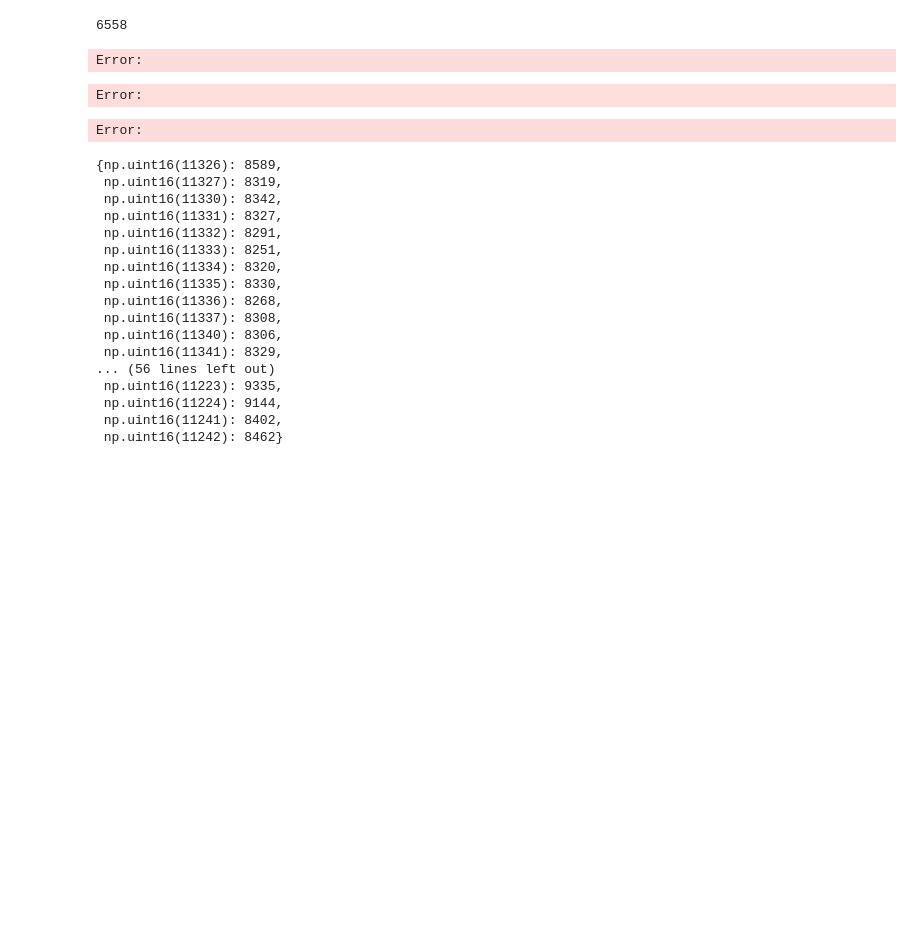
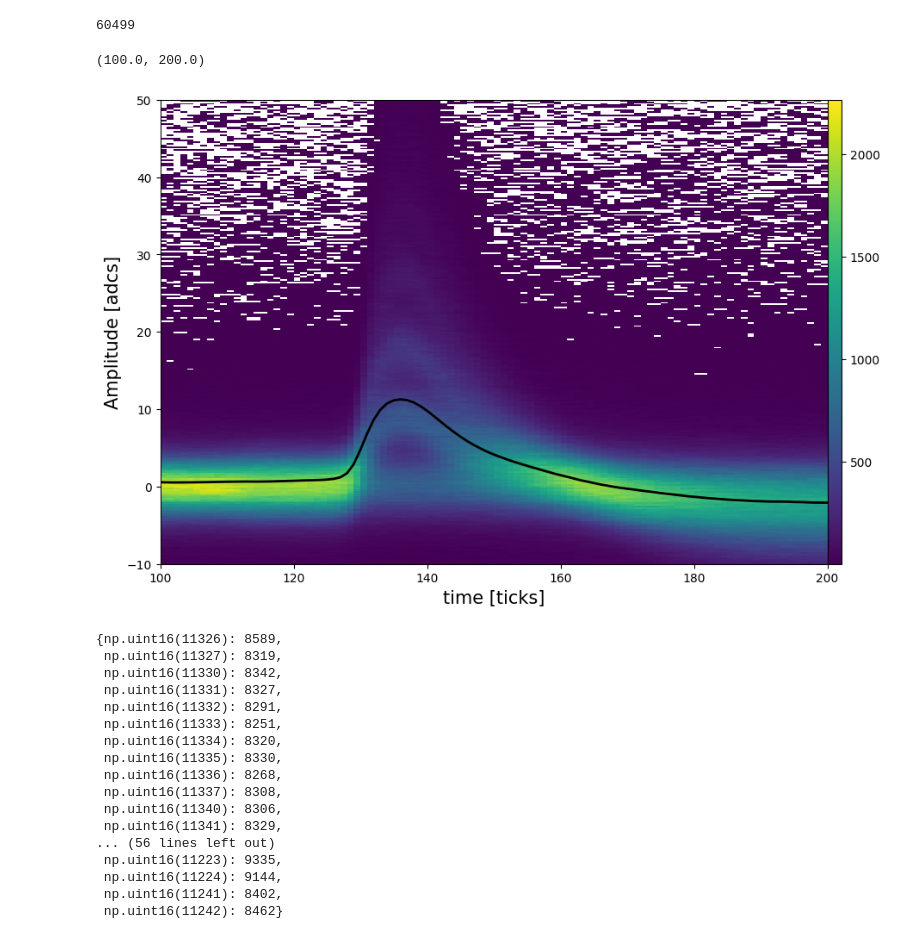
Before and after one commit to hvsouza/protodune-hd, a Jupyter notebook: AnalysisWaffles/templete_selection.ipynb, the cells around one changed output. Drawn from its saved outputs; the diff is of its cells as text; code cells hidden in the pictures; blank space fills up the shorter version.

```diff
--- a/AnalysisWaffles/templete_selection.ipynb
+++ b/AnalysisWaffles/templete_selection.ipynb
@@ -21,11 +14,9 @@ file = f'/eos/home-h/hvieirad/waffles/analysis/rawdata/waffles_tau_slow_protoDUN
 wfset = pickle_file_to_WaveformSet(file)
 # %%
 from waffles.data_classes.Waveform import Waveform
+from waffles.utils.denoising.tv1ddenoise import Denoise
 import numpy as np
 import ctypes
-tv1filter = ctypes.cdll.LoadLibrary("/eos/home-h/hvieirad/waffles/waffles/src/waffles/data_classes/tv1ddenoise.o")
-
-tv1filter.TV1D_denoise.argtypes = [ np.ctypeslib.ndpointer(dtype=np.float32), np.ctypeslib.ndpointer(dtype=np.float32), ctypes.c_int , ctypes.c_double ]
 
 import yaml
 
@@ -41,9 +32,9 @@ baselinefinish = 112
 npts = wfset.points_per_wf
 
 
+denoiser = Denoise()
 def filter_waveform(wvf: Waveform.adcs, filter:int = 2, npoints:int = npts):
-    response = np.zeros_like(wvf, dtype=np.float32)
-    tv1filter.TV1D_denoise(wvf.astype(np.float32), response, npoints, filter)
+    response = denoiser.apply_denoise(wvf, filter)
     return response
 def compute_base_mean(wvf: Waveform.adcs, res0:int) -> tuple[float, bool]:
     minimumfrac = 1/6.
@@ -132,40 +123,39 @@ def allow_certain_endpoints_channels(waveform: Waveform, allowed_endpoints:list,
 # %%
 with open('cuts_template.yaml', 'r') as f:
     cutsdata = yaml.safe_load(f)
-wfset_ch = WaveformSet.from_filtered_WaveformSet( wfset, allow_certain_endpoints_channels, [112] , [11227])
+wfset_ch = WaveformSet.from_filtered_WaveformSet( wfset, allow_certain_endpoints_channels, [112] , [11225])
 len(wfset_ch.waveforms)
 # %% [output]
-6558
+60499
 # %%
 import pickle
 time_arrays = np.tile(times, (len(wfset_ch.waveforms), 1))
-wvf_arrays = np.array([(waveform.adcs.astype(np.float32) - waveform.baseline)*-1 for waveform in wfset_ch.waveforms])
+wvf_arrays = np.array([denoiser.apply_denoise((waveform.adcs.astype(np.float32) - waveform.baseline)*-1,2) for waveform in wfset_ch.waveforms])
 
 
-h, yedges, xedges = np.histogram2d(wvf_arrays.flatten(), time_arrays.flatten(), bins=(280,1024), range = [[-100,400],[0,1024]])
+h, yedges, xedges = np.histogram2d(wvf_arrays.flatten(), time_arrays.flatten(), bins=(280,1024), range = [[-10,50],[0,1024]])
 h[h==0] = np.nan
 fig, ax = plt.subplots(1, 1, figsize=(10,7))
 
 x, y = np.meshgrid(xedges, yedges)
 pcm = ax.pcolormesh(x, y, h)
 ax.set_ylabel("Amplitude [adcs]", fontsize=15)
 ax.set_xlabel("time [ticks]", fontsize=15)
 cax = ax.inset_axes([1.001, 0., 0.02, 1.])
 plt.colorbar(pcm, ax=ax, cax=cax)
 
 avgwvf = np.mean(wvf_arrays, axis=0)
 res0, status = compute_baseline(avgwvf[:112])
 avgwvf-=res0
 plt.plot(avgwvf, '-k', lw=2)
 wfset_ch.avgwvf = avgwvf
-# plt.xlim(100,200)
+plt.xlim(100,200)
 # pickleavgname = f'templates/template_run0{runnumber}.pkl'
 # with open(pickleavgname, "wb") as f:
 #     pickle.dump(wfset_ch, f)
 # %% [output]
-Error:
+(100.0, 200.0)
-Error:
-Error:
+[figure, added]
 # %%
 mchannels = {}
 for w in wfset.waveforms:
```
Also changed, not shown: parts of 2 cells of this notebook, 5 other files.
